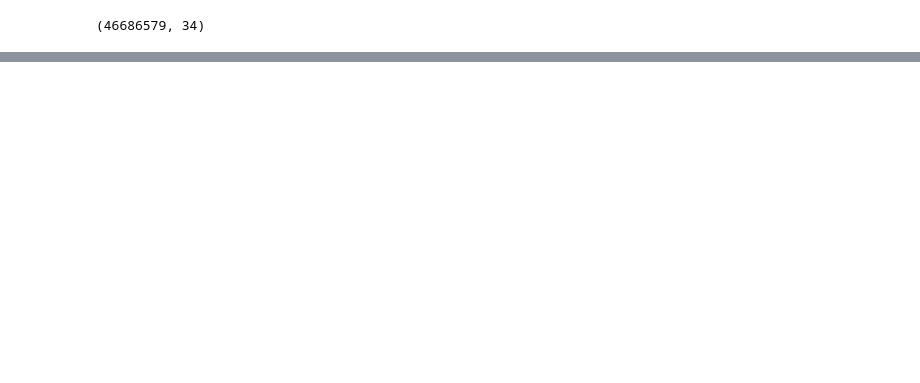
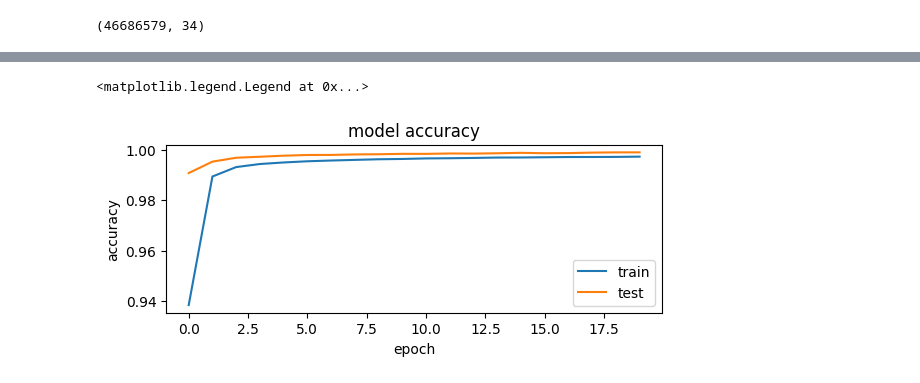
Before and after one commit to edwin16804/DL-based-IoT-intrusion-detection, a Jupyter notebook: multiclass.ipynb, the cells around one changed output, grey strips where cells are left out. Saved outputs shown, nothing was run; the diff lists cells and outputs as text; code cells hidden in the pictures; blank space fills up the shorter version.

```diff
--- a/multiclass.ipynb
+++ b/multiclass.ipynb
@@ -223,24 +225,38 @@ Model: "sequential_4"
  Non-trainable params: 0 (0.00 B)
 # %%
 from sklearn.utils.class_weight import compute_class_weight
-from keras.callbacks import EarlyStopping , ReduceLROnPlateau
+from keras.callbacks import EarlyStopping, ReduceLROnPlateau
 from sklearn.model_selection import train_test_split
 from sklearn.preprocessing import StandardScaler
 
-early_stopping=EarlyStopping(monitor='val_loss',min_delta=0,patience=5,verbose=1,mode='min',restore_best_weights=True)
+# Early stopping
+early_stopping = EarlyStopping(monitor='val_loss', min_delta=0, patience=5, verbose=1, mode='min', restore_best_weights=True)
 
+# Define scaler
 scaler = StandardScaler()
-y=all_data['label']
-data = all_data.values
-data_reshaped = data.reshape((data.shape[0], timesteps, all_data.shape[1]))
 
+# Prepare data
+y = df_sample['label']
+data = df_sample.values
+data_reshaped = data.reshape((data.shape[0], timesteps, df_sample.shape[1]))
+
+# Split into train and test sets
 X_train, X_test, y_train, y_test = train_test_split(data_reshaped, y, test_size=0.3, random_state=42)
-s_train=scaler.fit(X_train)
-s_test=scaler.fit(X_test)
-scaled_train_data=s_train.transform(X_train)
-scaled_test_data=s_test.transform(X_test)
 
-history = model.fit(scaled_train_data, scaled_test_data, epochs=20, batch_size=1024, callbacks=[early_stopping],validation_split=0.2)
+n_samples, timesteps, n_features = X_train.shape
+X_train_reshaped = X_train.reshape(-1, n_features)
+X_test_reshaped = X_test.reshape(-1, n_features)
 
-y_pred_probs = model.predict(X_test)
+X_train_scaled = scaler.fit_transform(X_train_reshaped)
+X_test_scaled = scaler.transform(X_test_reshaped)
+
+
+X_train_scaled = X_train_scaled.reshape(n_samples, timesteps, n_features)
+X_test_scaled = X_test_scaled.reshape(X_test.shape[0], timesteps, n_features)
+
+# Fit the model
+history = model.fit(X_train_scaled, y_train, epochs=20, batch_size=1024, callbacks=[early_stopping], validation_split=0.2)
+
+# Make predictions
+y_pred_probs = model.predict(X_test_scaled)
 # %% [output]
@@ -247,0 +342,11 @@ MemoryError: Unable to allocate 11.8 GiB for an array with shape (34, 46686579)
+# %%
+plt.subplot(2,1,1)
+plt.plot(history.history['accuracy'])
+plt.plot(history.history['val_accuracy'])
+plt.title('model accuracy')
+plt.ylabel('accuracy')
+plt.xlabel('epoch')
+plt.legend(['train', 'test'], loc='lower right')
+# %% [output]
+<matplotlib.legend.Legend at 0x...>
+[figure, added]
```
Also changed, not shown: parts of 12 cells of this notebook.
